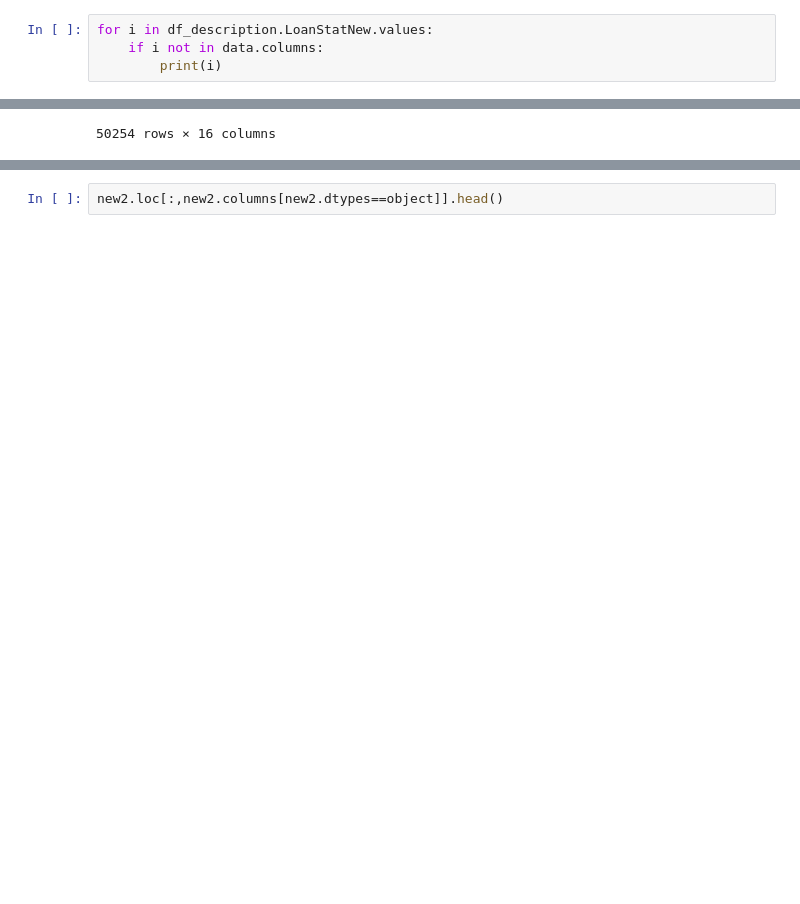
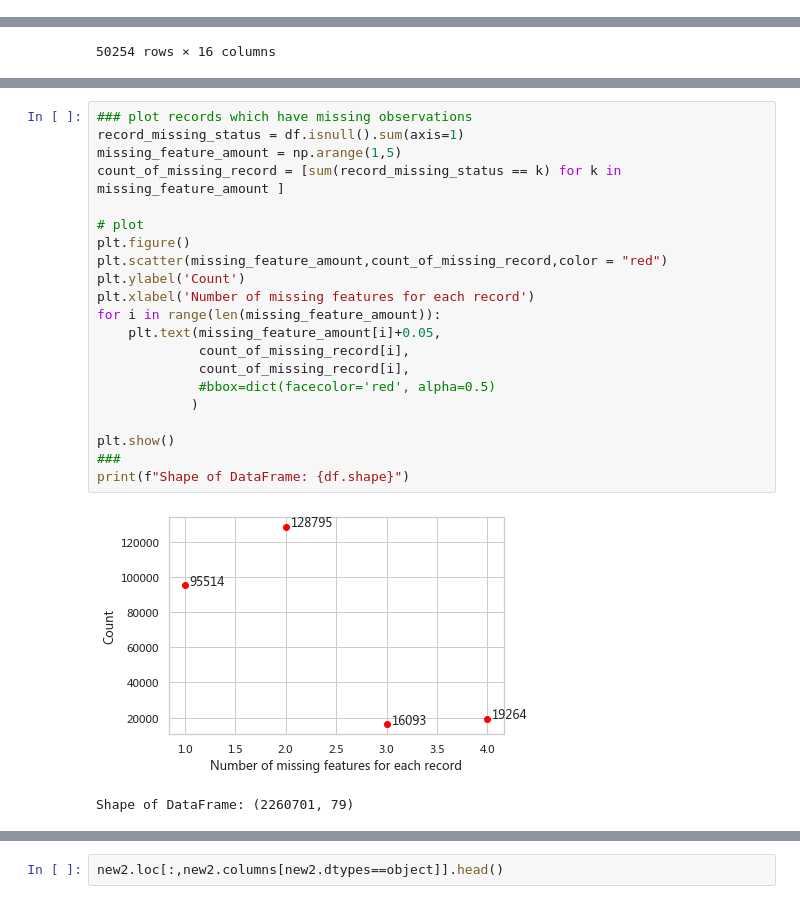
Before and after one commit to heyifuwhu/Lending_Club, a Jupyter notebook: Data_Processing.ipynb, the cells around one changed output, grey strips where cells are left out. Saved outputs shown, nothing was run; the diff lists cells and outputs as text; blank space fills up the shorter version.

```diff
--- a/Data_Processing.ipynb
+++ b/Data_Processing.ipynb
@@ -96,7 +94,3 @@ df_description.style.set_properties(subset=['Description'], **{'width': '1000px'
 | 148 | settlement_amount | The loan amount that the borrower... |
 | 149 | settlement_percentage | The settlement amount as a percen... |
 | 150 | settlement_term | The number of months that the bor... |
-# %%
-for i in df_description.LoanStatNew.values:
-    if i not in data.columns:
-        print(i)
@@ -491,0 +457,24 @@ temp2 = new1.describe()
+# %%
+### plot records which have missing observations
+record_missing_status = df.isnull().sum(axis=1)
+missing_feature_amount = np.arange(1,5)
+count_of_missing_record = [sum(record_missing_status == k) for k in missing_feature_amount ]
+
+# plot
+plt.figure()
+plt.scatter(missing_feature_amount,count_of_missing_record,color = "red")
+plt.ylabel('Count')
+plt.xlabel('Number of missing features for each record')
+for i in range(len(missing_feature_amount)):
+    plt.text(missing_feature_amount[i]+0.05,
+             count_of_missing_record[i],
+             count_of_missing_record[i],
+             #bbox=dict(facecolor='red', alpha=0.5)
+            )
+
+plt.show()
+###
+print(f"Shape of DataFrame: {df.shape}")
+# %% [output]
+[figure, added]
+Shape of DataFrame: (2260701, 79)
```
Also changed, not shown: parts of 18 cells of this notebook.
